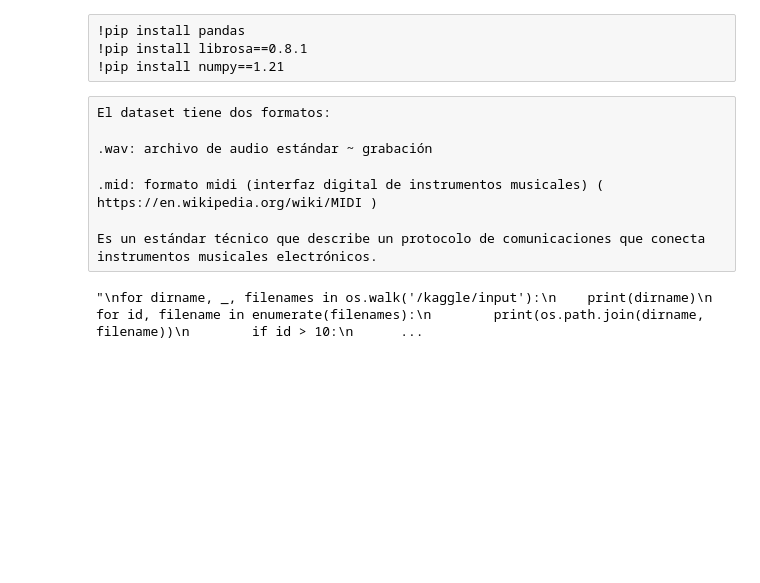
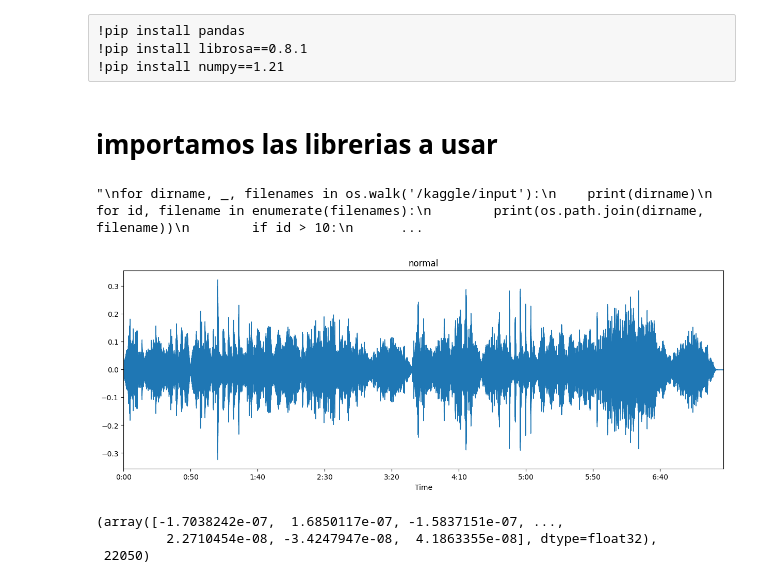
Before and after one commit to wisrovi/TFM2022, a Jupyter notebook: TFM.ipynb, the cells around one changed output. Cells and saved outputs as stored; diff of their text form; code cells hidden in the pictures; blank space fills up the shorter version.

```diff
--- a/TFM.ipynb
+++ b/TFM.ipynb
@@ -2,14 +18,8 @@
 !pip install pandas
 !pip install librosa==0.8.1
 !pip install numpy==1.21
-# %% [raw]
-El dataset tiene dos formatos:
-
-.wav: archivo de audio estándar ~ grabación
-
-.mid: formato midi (interfaz digital de instrumentos musicales) ( https://en.wikipedia.org/wiki/MIDI )
-
-Es un estándar técnico que describe un protocolo de comunicaciones que conecta instrumentos musicales electrónicos.
+# %% [markdown]
+# importamos las librerias a usar
 # %%
 import numpy as np
 import pandas as pd # data processing, CSV file I/O (e.g. pd.read_csv)
@@ -35,10 +45,52 @@ for dirname, _, filenames in os.walk('/kaggle/input'):
 """
 # %% [output]
 "\nfor dirname, _, filenames in os.walk('/kaggle/input'):\n    print(dirname)\n    for id, filename in enumerate(filenames):\n        print(os.path.join(dirname, filename))\n        if id > 10:\n      ...
-# %%
-i=0
-#data, sampling_rate = librosa.load(path_wav+file_wav[i])
-#print(data.shape, sampling_rate)
-
-#librosa.display.waveplot(data, sr=sampling_rate)
-#ipd.Audio(path_wav+file_wav[i])
+# %%
+class Wav:
+
+    path_wav="/kaggle/input/musicnet-dataset/musicnet/musicnet/train_data/"
+
+    def __init__(self):
+        self.file_wav=os.listdir(self.path_wav)
+
+    def cargar(self, i:int, draw=False):
+        audio_usar = self.path_wav + self.file_wav[i]
+        self.data, self.sampling_rate = librosa.load(audio_usar)
+
+        if draw:
+            librosa.display.waveplot(data, sr=sampling_rate)
+            plt.title("normal")
+            plt.show()
+
+        return self.data, self.sampling_rate
+
+    def extraer_espectograma(self):
+        self.S = librosa.feature.melspectrogram(y=self.data, sr=self.sampling_rate, n_mels=128,fmax=10000)
+
+
+        return self.S
+
+    def convertir_db(self, draw=False):
+        #Convert a power spectrogram (amplitude squared) to decibel (dB) units
+        self.S_dB = librosa.power_to_db(self.S, ref=np.max)
+
+        if draw:
+            librosa.display.specshow(S_dB, x_axis='time',y_axis='mel', sr=self.sampling_rate,fmax=10000, fmin=200)
+            self.__prepare_show("DB")
+            plt.show()
+
+        return self.S_dB
+
+    def __prepare_show(self, title):
+        plt.colorbar(format='%+2.0f dB')
+        plt.title(title)
+        plt.tight_layout()
+
+
+wav = Wav()
+wav.cargar(0, True)
+# %% [output]
+[figure, added]
+(array([-1.7038242e-07,  1.6850117e-07, -1.5837151e-07, ...,
+         2.2710454e-08, -3.4247947e-08,  4.1863355e-08], dtype=float32),
+ 22050)
```
Also changed, not shown: parts of 6 cells of this notebook.
